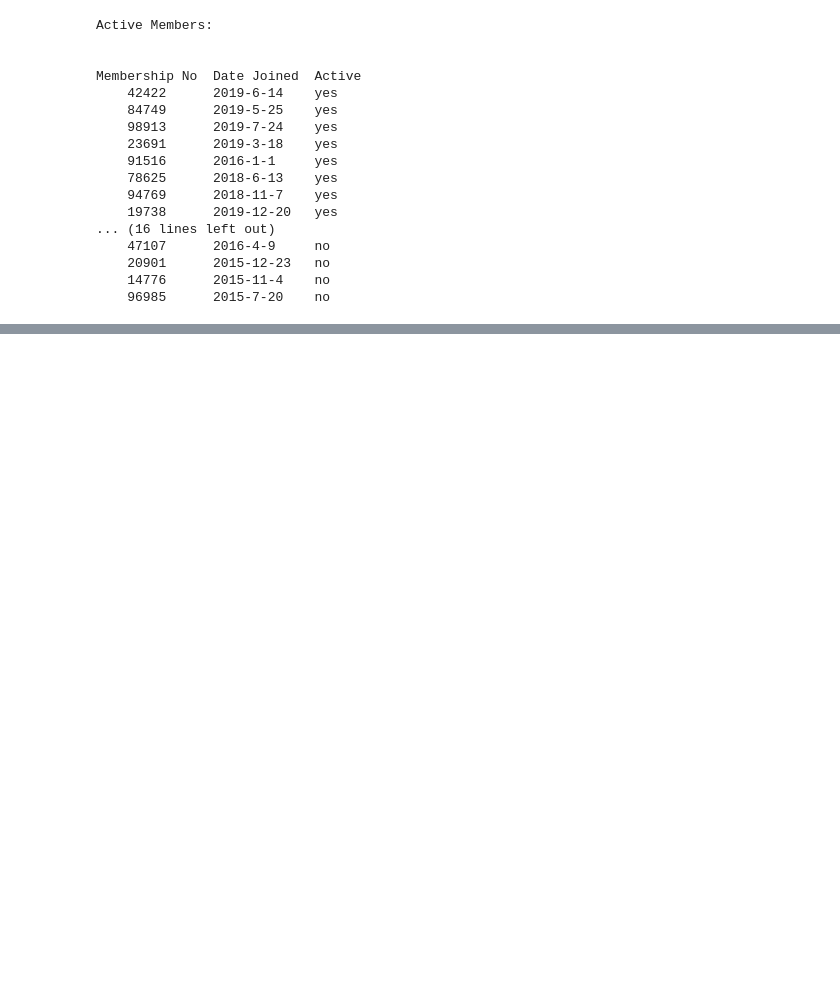
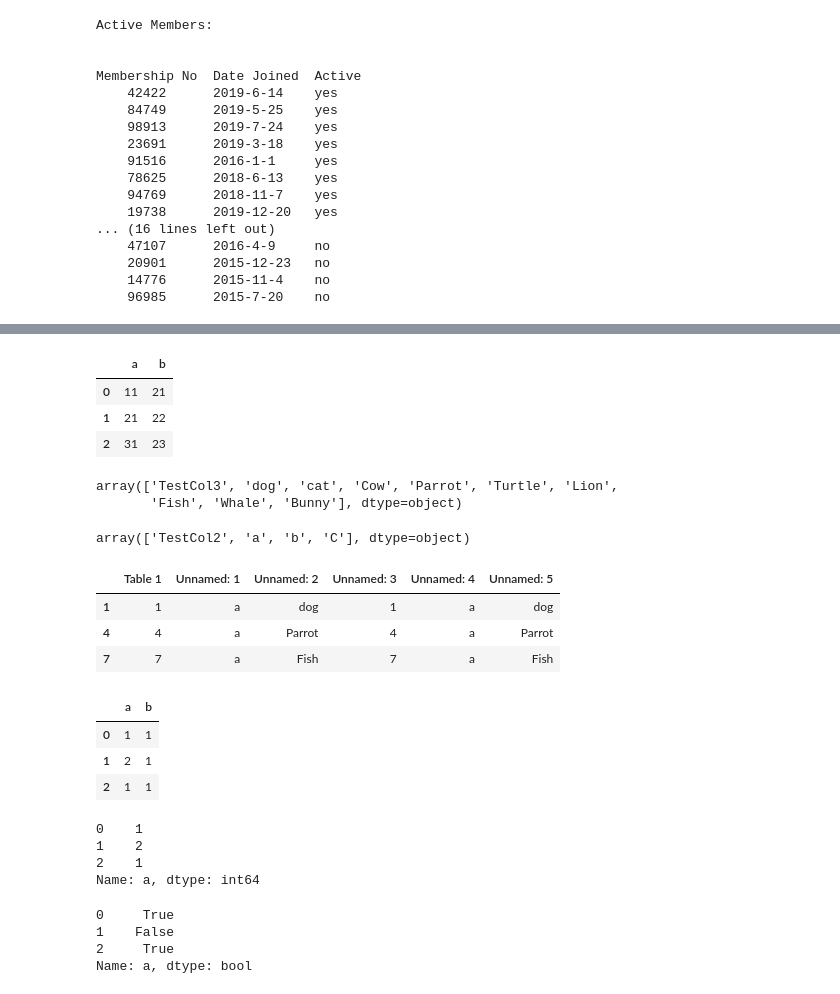
Before and after one commit to PosgradoMNA/actividades-de-aprendizaje-dsercam, a Jupyter notebook: Semana2_Actividad1_IBM.ipynb, the cells around one changed output, grey strips where cells are left out. Drawn from its saved outputs; the diff is of its cells as text; code cells hidden in the pictures; blank space fills up the shorter version.

```diff
--- a/Semana2_Actividad1_IBM.ipynb
+++ b/Semana2_Actividad1_IBM.ipynb
@@ -584,0 +657,28 @@ Membership No  Date Joined  Active
+# %%
+
+df=pd.DataFrame({'a':[11,21,31],'b':[21,22,23]})
+
+df.head()
+# %% [output]
+|  | a | b |
+| 0 | 11 | 21 |
+| 1 | 21 | 22 |
+| 2 | 31 | 23 |
+# %%
+# you can get the unqie values of a given data frame using unique()
+dataframeExcel['Unnamed: 2'].unique()
+# %% [output]
+array(['TestCol3', 'dog', 'cat', 'Cow', 'Parrot', 'Turtle', 'Lion',
+       'Fish', 'Whale', 'Bunny'], dtype=object)
+# %%
+dataframeExcel['Unnamed: 1'].unique()
+# %% [output]
+array(['TestCol2', 'a', 'b', 'C'], dtype=object)
+# %%
+df1 = dataframeExcel[dataframeExcel['Unnamed: 1']=='a']
+df1
+# %% [output]
+|  | Table 1 | Unnamed: 1 | Unnamed: 2 | Unnamed: 3 | Unnamed: 4 | Unnamed: 5 |
+| 1 | 1 | a | dog | 1 | a | dog |
+| 4 | 4 | a | Parrot | 4 | a | Parrot |
+| 7 | 7 | a | Fish | 7 | a | Fish |
@@ -584,0 +688,22 @@ Membership No  Date Joined  Active
+# %%
+dfq=pd.DataFrame({'a':[1,2,1],'b':[1,1,1]})
+dfq
+# %% [output]
+|  | a | b |
+| 0 | 1 | 1 |
+| 1 | 2 | 1 |
+| 2 | 1 | 1 |
+# %%
+dfq['a']
+# %% [output]
+0    1
+1    2
+2    1
+Name: a, dtype: int64
+# %%
+dfq['a']==1
+# %% [output]
+0     True
+1    False
+2     True
+Name: a, dtype: bool
```
Also changed, not shown: parts of 9 cells of this notebook.
